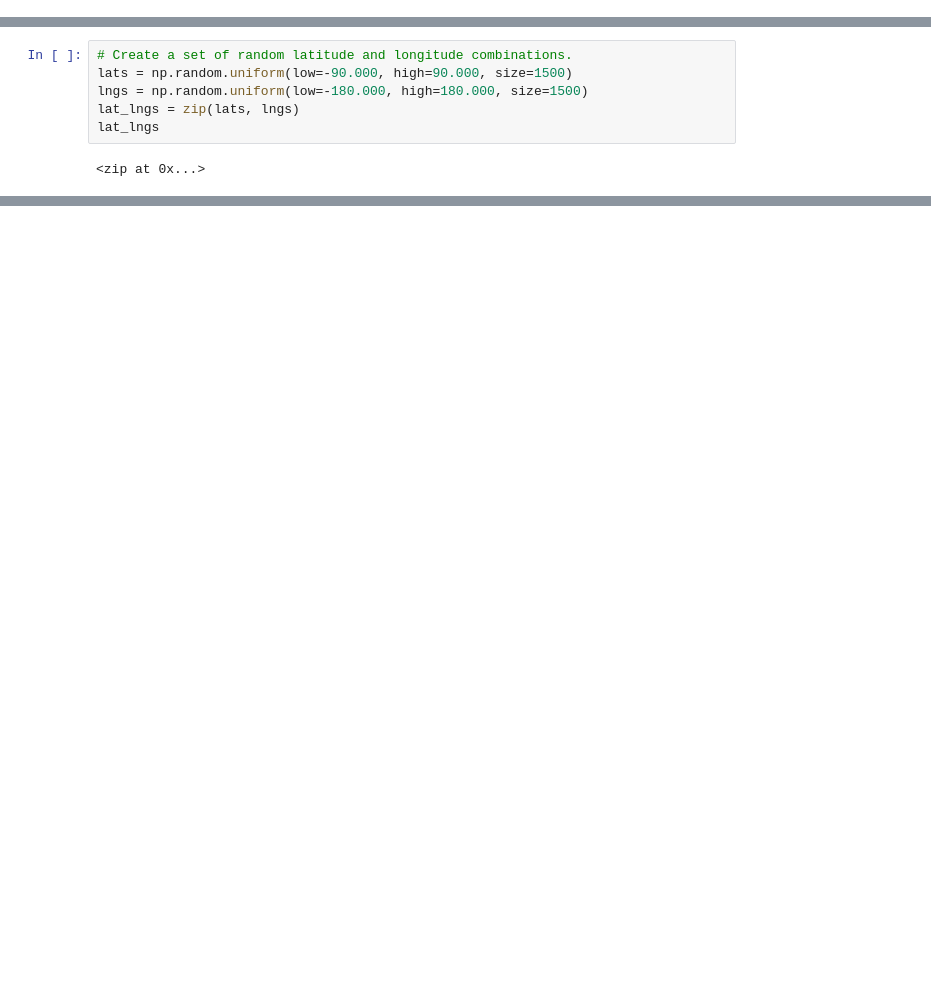
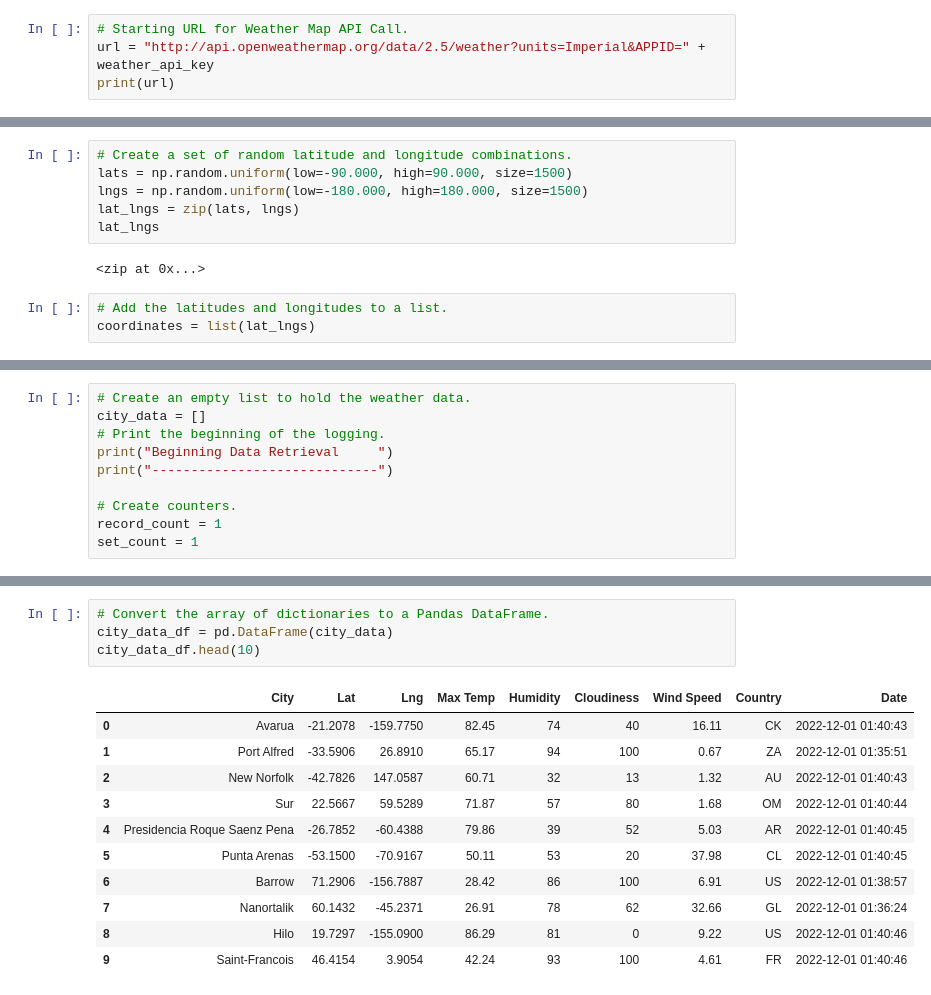
Before and after one commit to jgania/World_Weather_Analysis, a Jupyter notebook: WeatherPy.ipynb, the cells around one changed output, grey strips where cells are left out. Drawn from its saved outputs; the diff is of its cells as text; blank space fills up the shorter version.

```diff
--- a/WeatherPy.ipynb
+++ b/WeatherPy.ipynb
@@ -6,0 +17,4 @@ from citipy import citipy
+# %%
+# Starting URL for Weather Map API Call.
+url = "http://api.openweathermap.org/data/2.5/weather?units=Imperial&APPID=" + weather_api_key
+print(url)
@@ -12,6 +28,9 @@ lat_lngs = zip(lats, lngs)
 lat_lngs
 # %% [output]
 <zip at 0x...>
+# %%
+# Add the latitudes and longitudes to a list.
+coordinates = list(lat_lngs)
 # %%
 # Create a list for holding the cities.
 cities = []
@@ -28,0 +48,10 @@ NameError: name 'coordinates' is not defined
+# %%
+# Create an empty list to hold the weather data.
+city_data = []
+# Print the beginning of the logging.
+print("Beginning Data Retrieval     ")
+print("-----------------------------")
+
+# Create counters.
+record_count = 1
+set_count = 1
@@ -28,0 +131,16 @@ NameError: name 'coordinates' is not defined
+# %%
+# Convert the array of dictionaries to a Pandas DataFrame.
+city_data_df = pd.DataFrame(city_data)
+city_data_df.head(10)
+# %% [output]
+|  | City | Lat | Lng | Max Temp | Humidity | Cloudiness | Wind Speed | Country | Date |
+| 0 | Avarua | -21.2078 | -159.7750 | 82.45 | 74 | 40 | 16.11 | CK | 2022-12-01 01:40:43 |
+| 1 | Port Alfred | -33.5906 | 26.8910 | 65.17 | 94 | 100 | 0.67 | ZA | 2022-12-01 01:35:51 |
+| 2 | New Norfolk | -42.7826 | 147.0587 | 60.71 | 32 | 13 | 1.32 | AU | 2022-12-01 01:40:43 |
+| 3 | Sur | 22.5667 | 59.5289 | 71.87 | 57 | 80 | 1.68 | OM | 2022-12-01 01:40:44 |
+| 4 | Presidencia Roque Saenz Pena | -26.7852 | -60.4388 | 79.86 | 39 | 52 | 5.03 | AR | 2022-12-01 01:40:45 |
+| 5 | Punta Arenas | -53.1500 | -70.9167 | 50.11 | 53 | 20 | 37.98 | CL | 2022-12-01 01:40:45 |
+| 6 | Barrow | 71.2906 | -156.7887 | 28.42 | 86 | 100 | 6.91 | US | 2022-12-01 01:38:57 |
+| 7 | Nanortalik | 60.1432 | -45.2371 | 26.91 | 78 | 62 | 32.66 | GL | 2022-12-01 01:36:24 |
+| 8 | Hilo | 19.7297 | -155.0900 | 86.29 | 81 | 0 | 9.22 | US | 2022-12-01 01:40:46 |
+| 9 | Saint-Francois | 46.4154 | 3.9054 | 42.24 | 93 | 100 | 4.61 | FR | 2022-12-01 01:40:46 |
```
Also changed, not shown: parts of 7 cells of this notebook, 3 other files.
